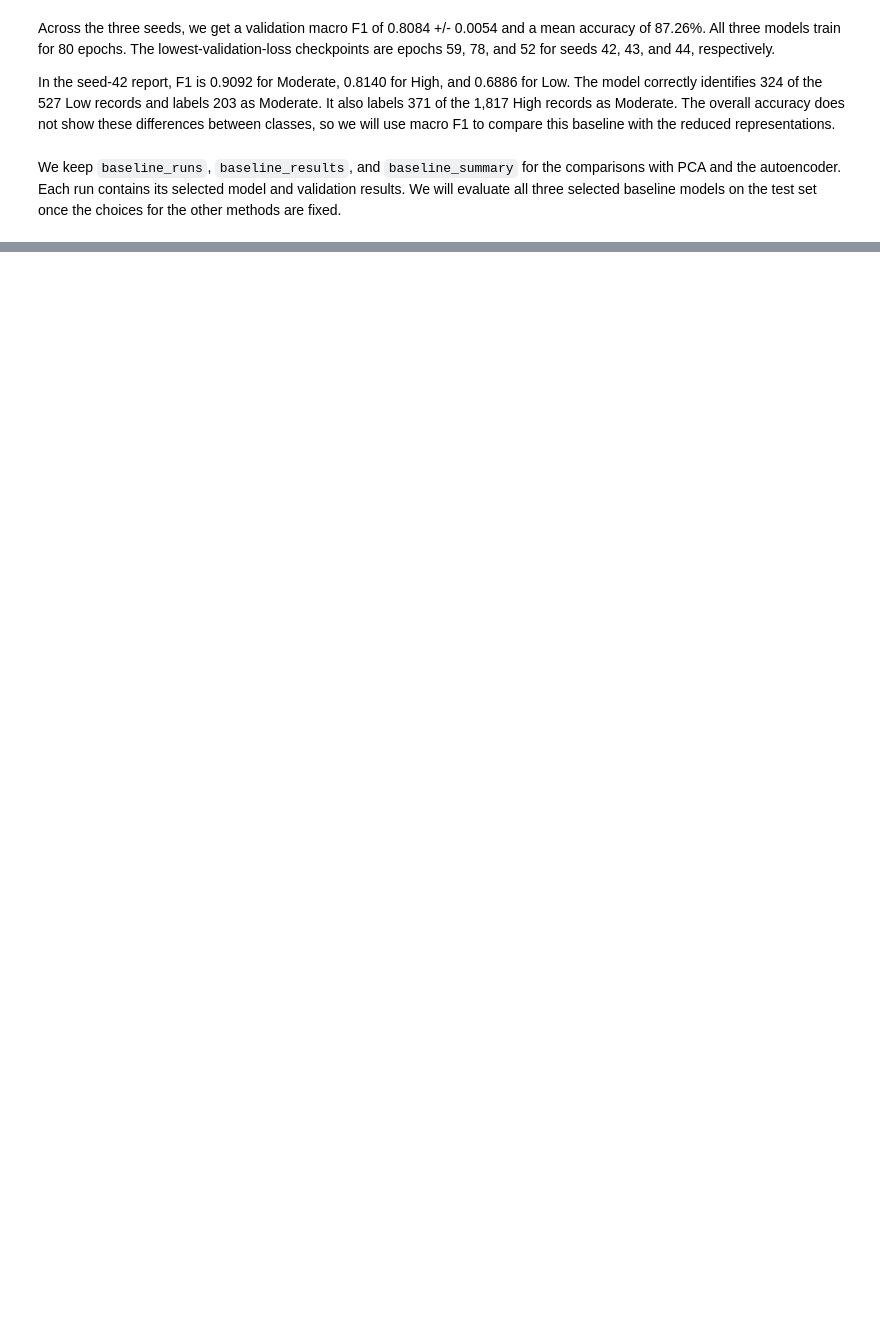
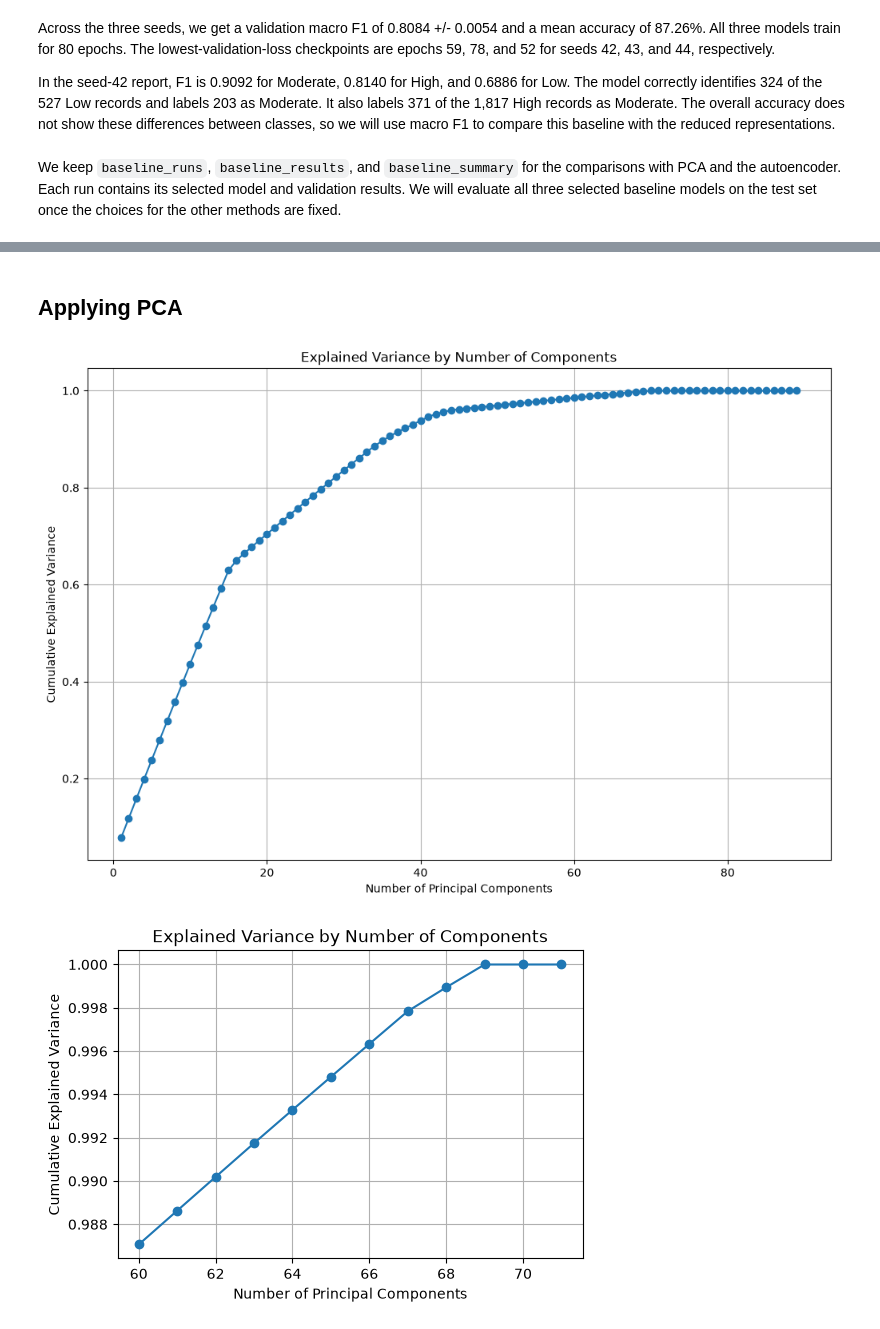
Before and after one commit to Gabriel-Labariento/csci114, a Jupyter notebook: lab2/lab2.ipynb, the cells around one changed output, grey strips where cells are left out. Saved outputs shown, nothing was run; the diff lists cells and outputs as text; code cells hidden in the pictures; blank space fills up the shorter version.

```diff
--- a/lab2/lab2.ipynb
+++ b/lab2/lab2.ipynb
@@ -794,0 +796,34 @@ Device: CPU; PyTorch threads: 1
+# %% [markdown]
+## Applying PCA
+# %%
+pca = PCA()
+X_pca = pca.fit_transform(X_train_processed)
+
+explained_var = np.cumsum(pca.explained_variance_ratio_)
+plt.figure(figsize=(12,8))
+plt.plot(range(1, len(explained_var)+1), explained_var, marker='o')
+plt.xlabel('Number of Principal Components')
+plt.ylabel('Cumulative Explained Variance')
+plt.title('Explained Variance by Number of Components')
+plt.grid(True)
+plt.show()
+
+plt.figure(figsize=(6,4))
+plt.plot(range(60, 72), explained_var[60:72], marker='o')
+plt.xlabel('Number of Principal Components')
+plt.ylabel('Cumulative Explained Variance')
+plt.title('Explained Variance by Number of Components')
+plt.grid(True)
+plt.show()
+# Manual count results in 69 features being the optimal # of features
+
+components_df = pd.DataFrame(
+    pca.components_,
+    columns=[f'Feature{i+1}' for i in range(X_train_processed.shape[1])]
+)
+components_df.index = [f'PC{i+1}' for i in range(X_train_processed.shape[1])]
+print("\nPrincipal Component Loadings:")
+print(components_df.round(3))
+# %% [output]
+[figure, added]
+[figure, added]
```
Also changed, not shown: parts of 11 cells of this notebook.
